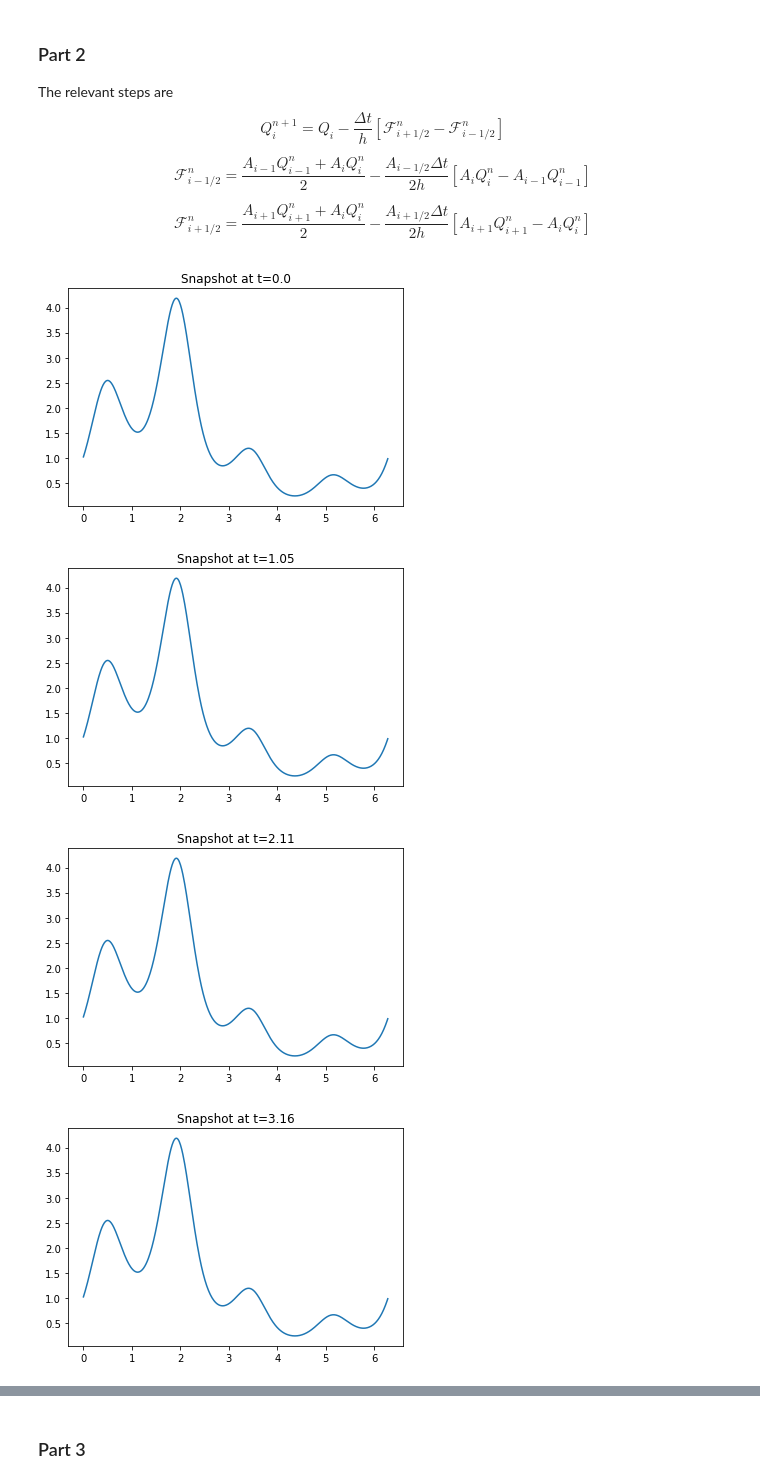
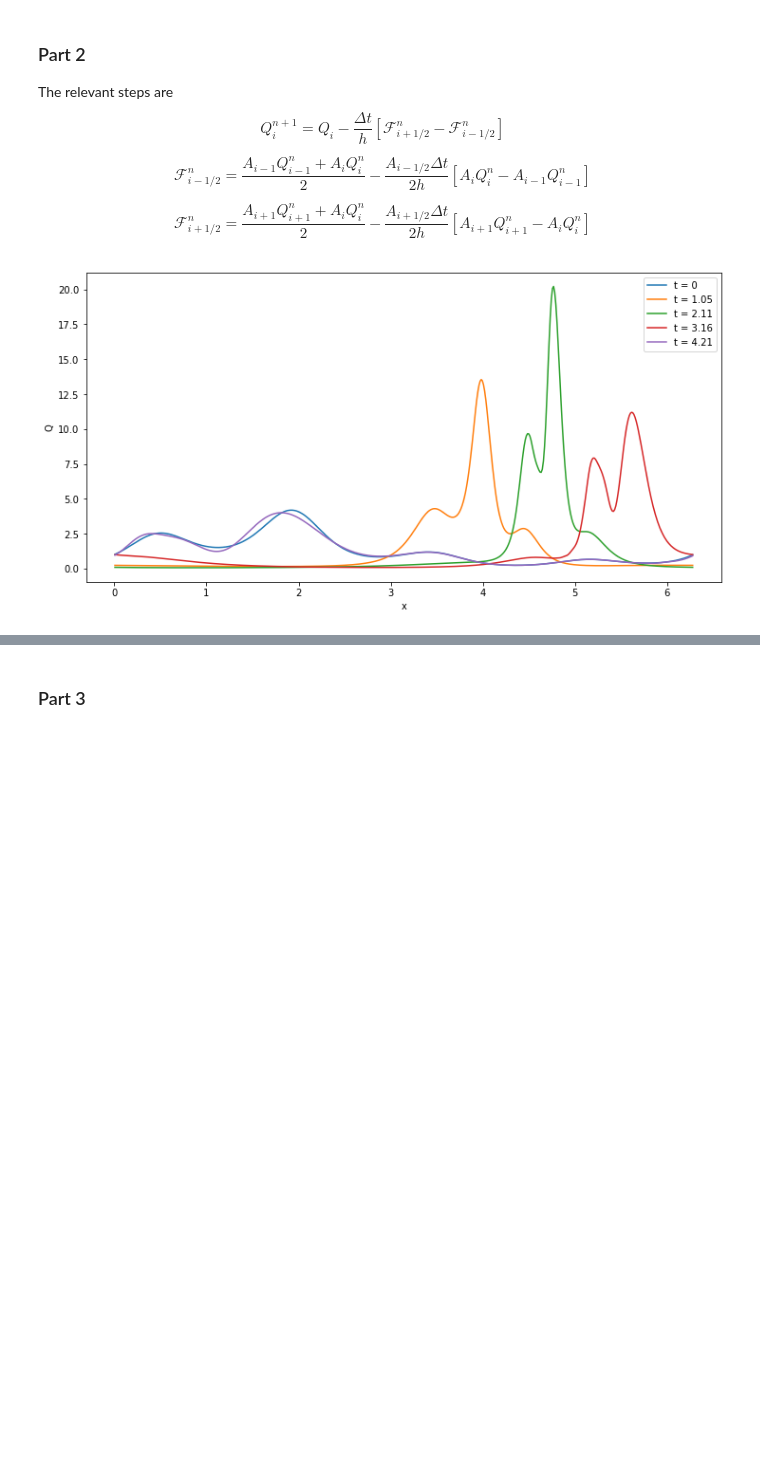
Before and after one commit to whuang259/Math714-Physics763, a Jupyter notebook: Math 714/Math_714_HW_4.ipynb, the cells around one changed output, grey strips where cells are left out. Saved outputs shown, nothing was run; the diff lists cells and outputs as text; code cells hidden in the pictures; blank space fills up the shorter version.

```diff
--- a/Math 714/Math_714_HW_4.ipynb
+++ b/Math 714/Math_714_HW_4.ipynb
@@ -84,25 +84,27 @@ $$ g(\xi) = 1 - \frac{ak}{2h} \left( 3 - 4e^{-ih\xi} + e^{-2ih\xi} \right) $$
 nu = 1/100
 
 def A(x):
-    return np.abs(1 - (nu/2) * (3 - 4*np.exp(-1j * x) + np.exp(-2 * 1j * x)))
+    return np.abs(1 - (nu/2) * (3 - 4*np.exp(-1j * x) + np.exp(-2 * 1j * x)))**2
 
-hxis = np.linspace(0, 2 * np.pi, 1000)
+hxis = np.linspace(0, 2 * np.pi, 100)
 As = [A(hxi) for hxi in hxis]
 
+plt.figure(figsize=(9,6))
 plt.plot(hxis, As)
-plt.xlabel('xi')
-plt.ylabel('A')
+plt.xlabel('h*xi')
+plt.ylabel('A(xi)')
 plt.xlim(0, 2 * np.pi)
 plt.ylim(0.91, 1.01)
 plt.show()
 
-hxis = np.linspace(0, 0.17, 1000)
+hxis = np.linspace(0, 0.17, 100)
 As = [A(hxi) for hxi in hxis]
 
+plt.figure(figsize=(9,6))
 plt.plot(hxis, As)
-plt.xlabel('xi')
-plt.ylabel('A')
+plt.xlabel('h * xi')
+plt.ylabel('A(xi)')
 plt.xlim(0, 0.17)
-plt.ylim(1 - 1e-6, 1 + 1e-6)
+plt.ylim(1 - (1e-6), 1 + (1e-6))
 plt.show()
 # %% [output]
@@ -157,39 +200,42 @@ $$ \mathcal{F}_{i+1/2}^n = \frac{A_{i+1} Q_{i+1}^n + A_i Q_i^n}{2} - \frac{A_{i+
 # %%
 m = 512
 h = 2*np.pi/m
-c = 1  # from previous part
+c = 10/3  # ?? from previous part
 T = 3*np.pi/np.sqrt(5)
-dt = h/3*c
+dt = h/(3*c)
 
 def A(i):
     return 2 + (4/3) * np.sin((i+1/2) * h)
 
 def q(x):  # initial condition
     return np.exp(np.sin(x) + 0.5 * np.sin(4*x))
 
-def plot(x, Q, t):
-        plt.plot(x, Q)
-        plt.title(f"Snapshot at t={t:.3}")
-        plt.show()
-
 def step(Q):
+    Q0 = Q.copy()
+    for i in range(len(Q)):
+        f_minus = (A(i-1) * Q0[(i-1)%m] + A(i) * Q0[i]) / 2
+        f_minus -= (A(i-(1/2)) * dt) / (2*h) * (A(i) * Q0[i] - A(i-1) * Q0[(i-1)%m])
+        f_plus = (A(i+1) * Q0[(i+1)%m] + A(i) * Q0[i]) / 2
+        f_plus -= (A(i+(1/2)) * dt) / (2*h) * (A(i+1) * Q0[(i+1)%m] - A(i) * Q0[i])
+        Q[i] -= (dt/h) * (f_plus - f_minus)
     return Q
 
 # adjust the time-step meet the desired snapshots and make it a multiple of 4
 dt = T/(np.ceil(T/dt/4)*4)
 N = int(T/dt)
 snapshots = [i * N//4 for i in range(5)]
-
 xs = [(i+1/2)*h for i in range(m)]
 Q = [q(x) for x in xs]
-plot(xs, Q, 0.0)
 
+plt.figure(figsize=(12,6))
+plt.plot(xs, Q, label="t = 0")
 for t in range(N):
     Q = step(Q)
     if (t+1) in snapshots:
-        plot(xs, Q, (t+1)*dt)
+        plt.plot(xs, Q, label = f"t = {(t+1)*dt:.3}")
+plt.legend(loc="upper right")
+plt.xlabel("x")
+plt.ylabel("Q")
+plt.show()
 # %% [output]
-[figure, old version]
+[figure, new version]
-[figure, removed]
-[figure, removed]
-[figure, removed]
```
Also changed, not shown: parts of 6 cells of this notebook, 1 other file.
